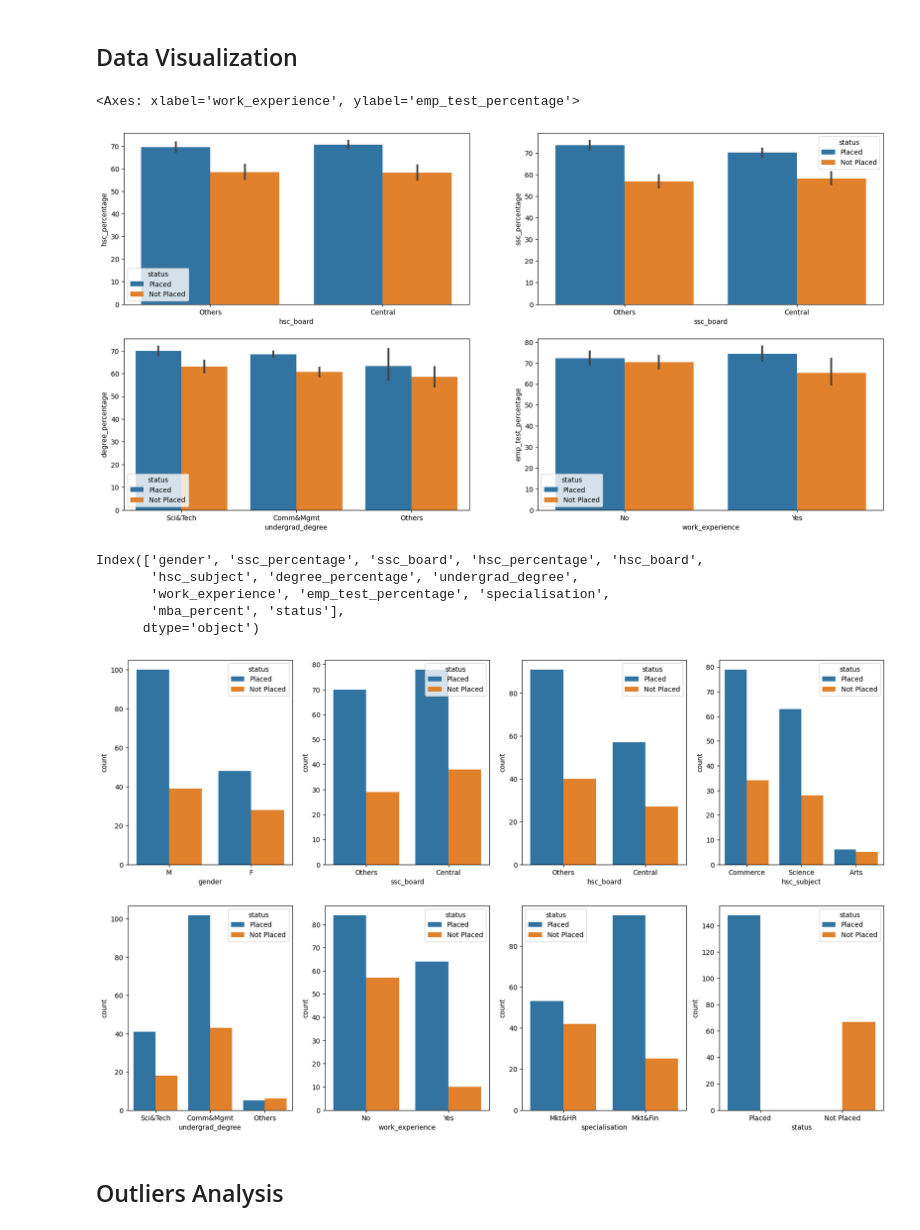
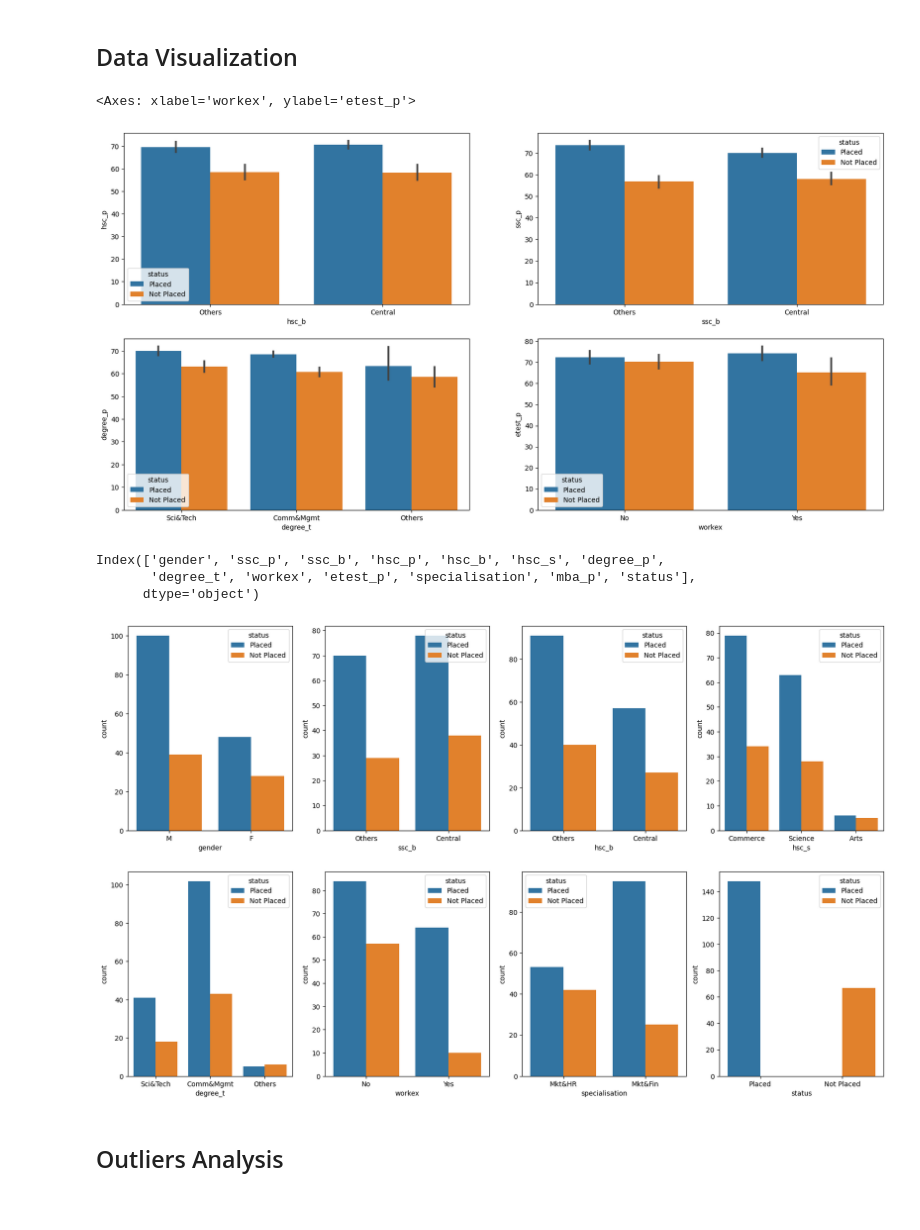
Before and after one commit to ngoan22mse23088/MachineLearning, a Jupyter notebook: [MLE501_Assignment]_Campus_recruitment_prediction_model_building.ipynb, the cells around one changed output. Saved outputs shown, nothing was run; the diff lists cells and outputs as text; code cells hidden in the pictures.

```diff
--- a/[MLE501_Assignment]_Campus_recruitment_prediction_model_building.ipynb
+++ b/[MLE501_Assignment]_Campus_recruitment_prediction_model_building.ipynb
@@ -114,5 +117,5 @@ status (TARGET) : Status of placement. Placed / Not Placed
 # %%
-data = pd.read_csv('/content/kaggle/Job_Placement_Data.csv')
+data = pd.read_csv('/content/kaggle/Placement_data_full_class.csv')
 # %%
 data.shape
 # %% [output]
@@ -199,33 +206,34 @@ data[(data['ssc_percentage']<60) & (data['hsc_percentage']<60) & (data['status']
 # %% [markdown]
 ## Data Visualization
 # %%
+del data['sl_no']
+del data['salary']
+
 fig,axes = plt.subplots(2,2,figsize=(20,10))
 
 plt.subplot(2,2,1)
-#Bar plot based on the 'hsc_board' and 'hsc_percentage' on the basis of 'status'
-sns.barplot(x='hsc_board',y='hsc_percentage',hue='status',data=data)
+# Bar plot based on the 'hsc_b' and 'hsc_p' on the basis of 'status'
+sns.barplot(x='hsc_b',y='hsc_p',hue='status',data=data)
 
 plt.subplot(2,2,2)
-#Bar plot based on the 'ssc_board' and 'ssc_percentage' on the basis of 'status'
-sns.barplot(x='ssc_board',y='ssc_percentage',hue='status',data=data)
+# Bar plot based on the 'ssc_b' and 'ssc_p' on the basis of 'status'
+sns.barplot(x='ssc_b',y='ssc_p',hue='status',data=data)
 
 plt.subplot(2,2,3)
-#Bar plot based on the 'undergrad_degree' and 'degree_percentagee' on the basis of 'status'
-sns.barplot(x='undergrad_degree',y='degree_percentage',hue='status',data=data)
+# Bar plot based on the 'degree_t' and 'degree_p' on the basis of 'status'
+sns.barplot(x='degree_t',y='degree_p',hue='status',data=data)
 
 plt.subplot(2,2,4)
-#Bar plot based on the 'work_experience' and 'emp_test_percentage' on the basis of 'status'
-sns.barplot(x='work_experience',y='emp_test_percentage',hue='status',data=data)
+# Bar plot based on the 'workex' and 'etest_p' on the basis of 'status'
+sns.barplot(x='workex',y='etest_p',hue='status',data=data)
 # %% [output]
-<Axes: xlabel='work_experience', ylabel='emp_test_percentage'>
+<Axes: xlabel='workex', ylabel='etest_p'>
-[figure, old version]
+[figure, new version]
 # %%
 data.columns
 # %% [output]
-Index(['gender', 'ssc_percentage', 'ssc_board', 'hsc_percentage', 'hsc_board',
-       'hsc_subject', 'degree_percentage', 'undergrad_degree',
-       'work_experience', 'emp_test_percentage', 'specialisation',
-       'mba_percent', 'status'],
+Index(['gender', 'ssc_p', 'ssc_b', 'hsc_p', 'hsc_b', 'hsc_s', 'degree_p',
+       'degree_t', 'workex', 'etest_p', 'specialisation', 'mba_p', 'status'],
       dtype='object')
 # %%
 # Returns the Count Plot of various columns,describing the count of of "Placed" and "Not Placed" candidates
@@ -238,7 +246,7 @@ for i in range(len(j)):
     plt.subplot(2,4,i+1)
     sns.countplot(x=data[j[i]],hue='status',data=data)
 # %% [output]
-[figure, old version]
+[figure, new version]
 # %% [markdown]
 ## Outliers Analysis
 # %%
```
Also changed, not shown: parts of 34 cells of this notebook.
